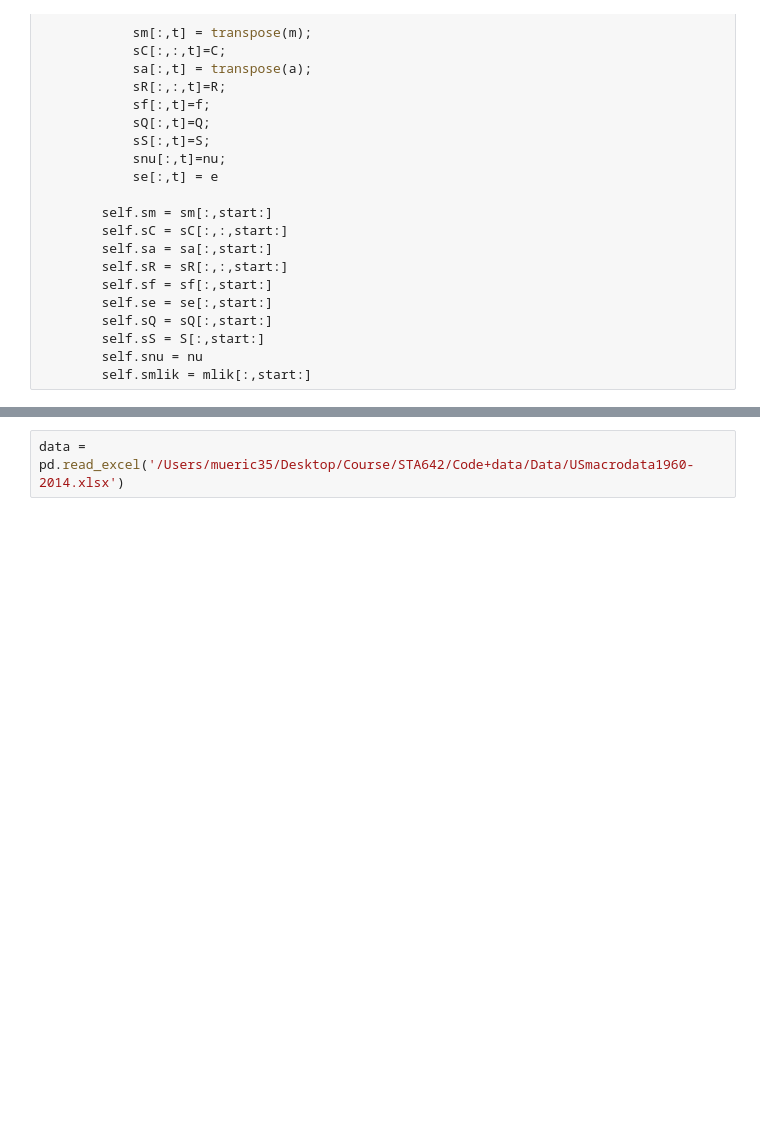
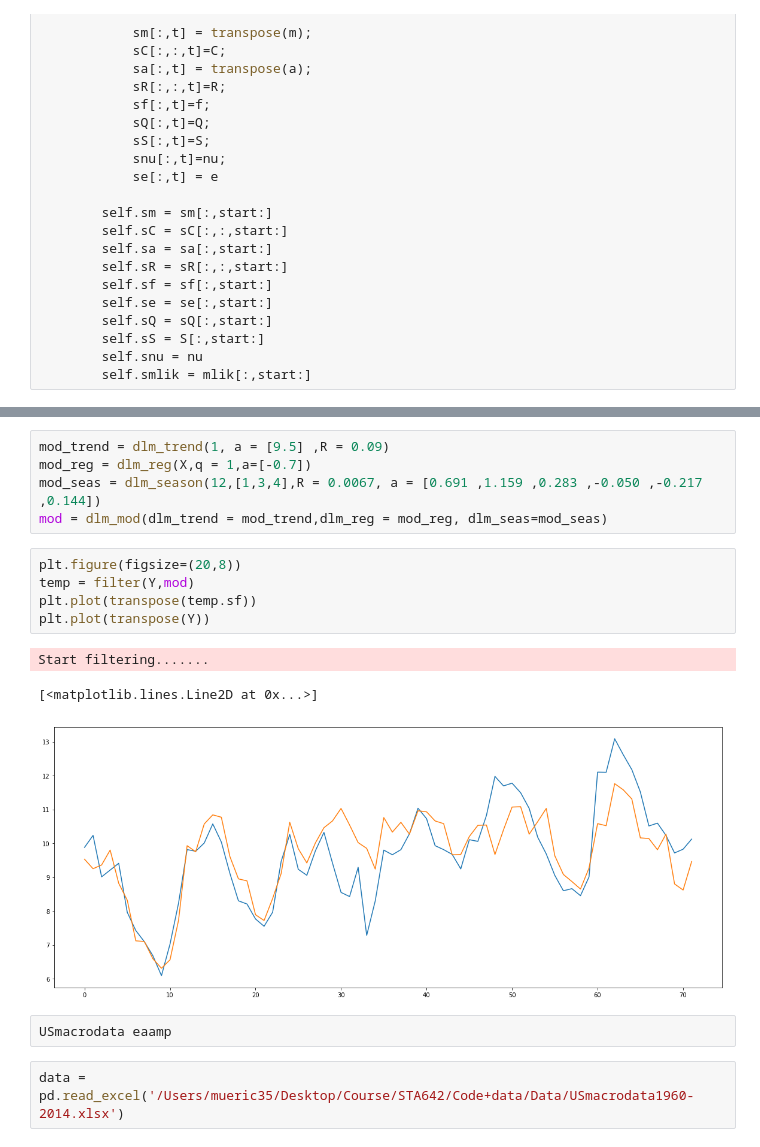
Before and after one commit to TunChiehHsu/Univariate_DLM, a Jupyter notebook: Univariate_dlm.ipynb, the cells around one changed output, grey strips where cells are left out. Drawn from its saved outputs; the diff is of its cells as text; blank space fills up the shorter version.

```diff
--- a/Univariate_dlm.ipynb
+++ b/Univariate_dlm.ipynb
@@ -340,3 +336,19 @@ class filter(object):
+# %%
+mod_trend = dlm_trend(1, a = [9.5] ,R = 0.09)
+mod_reg = dlm_reg(X,q = 1,a=[-0.7])
+mod_seas = dlm_season(12,[1,3,4],R = 0.0067, a = [0.691 ,1.159 ,0.283 ,-0.050 ,-0.217 ,0.144])
+mod = dlm_mod(dlm_trend = mod_trend,dlm_reg = mod_reg, dlm_seas=mod_seas)
+# %%
+plt.figure(figsize=(20,8))
+temp = filter(Y,mod)
+plt.plot(transpose(temp.sf))
+plt.plot(transpose(Y))
+# %% [output]
+Start filtering.......
+[<matplotlib.lines.Line2D at 0x...>]
+[figure, added]
+# %%
+USmacrodata eaamp
 # %%
 data = pd.read_excel('/Users/mueric35/Desktop/Course/STA642/Code+data/Data/USmacrodata1960-2014.xlsx')
 # %%
```
Also changed, not shown: parts of 5 cells of this notebook.
